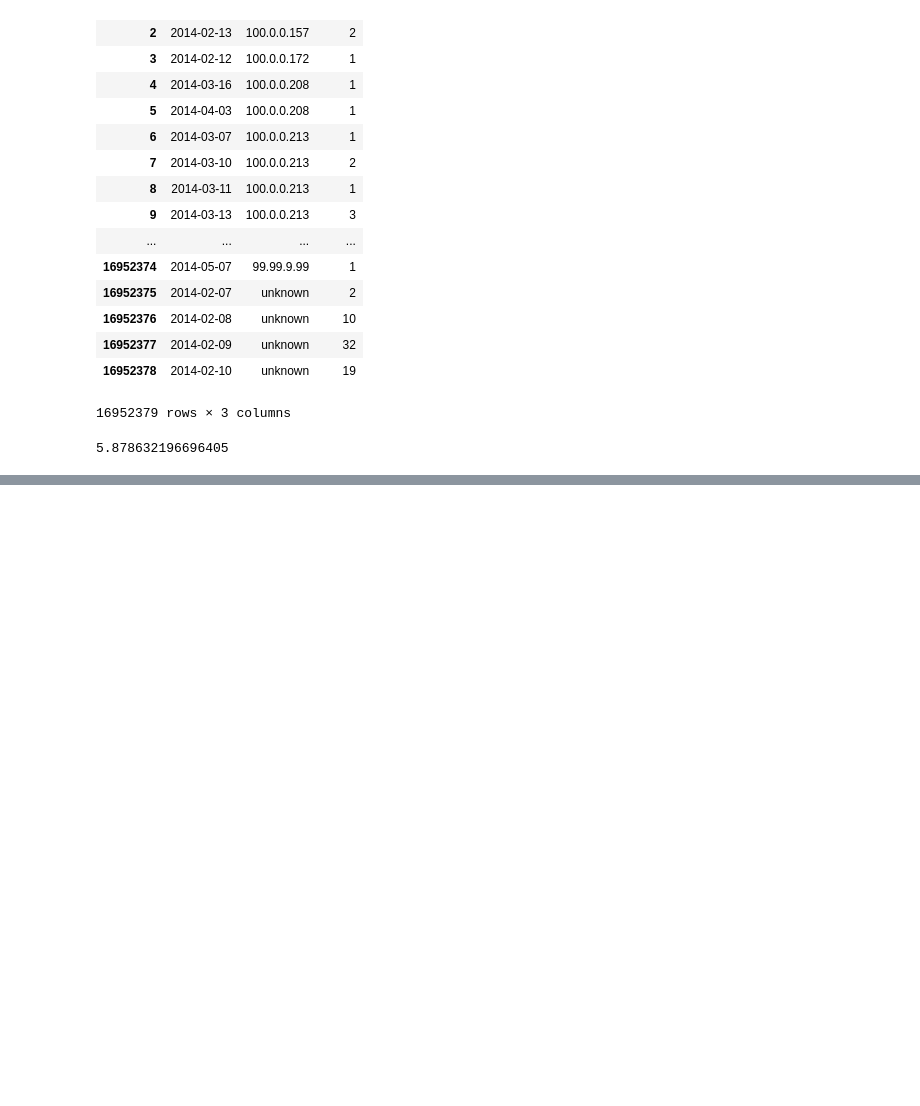
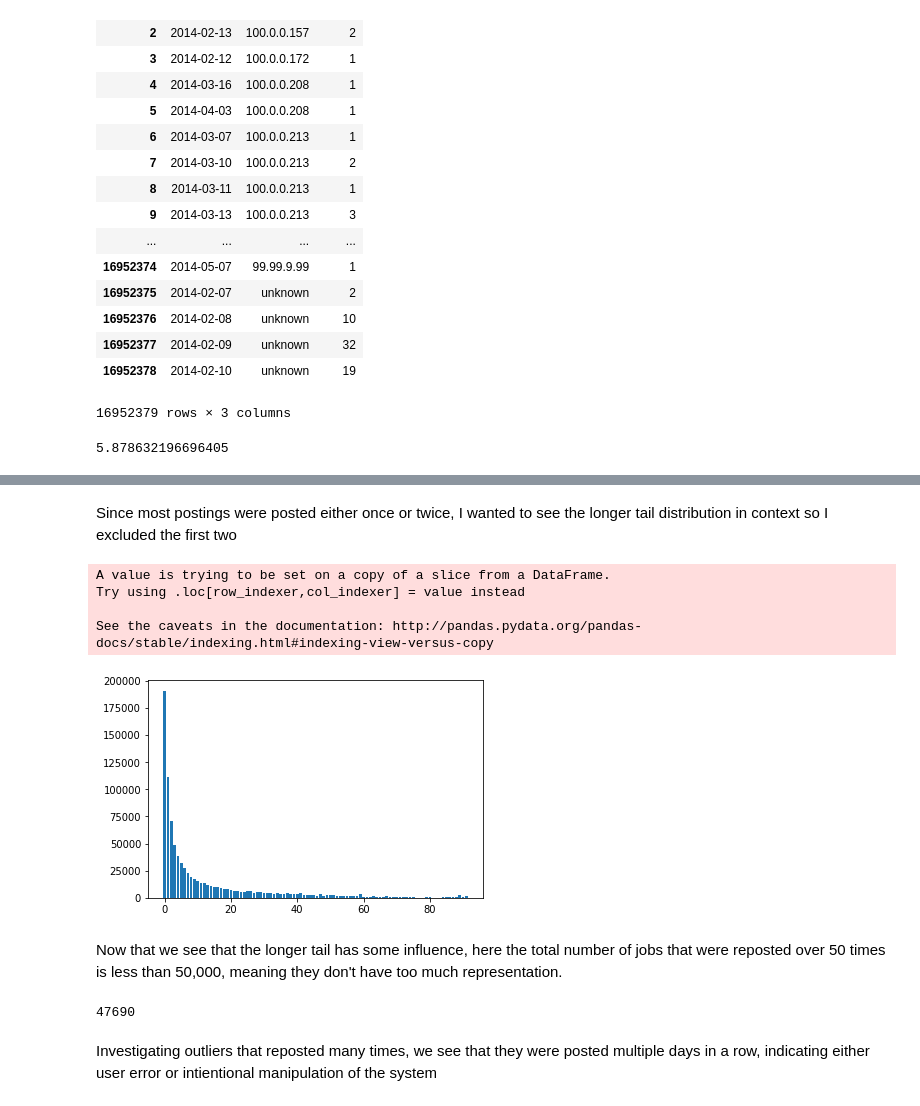
Before and after one commit to MSIA/vail, a Jupyter notebook: eda.ipynb, the cells around one changed output, grey strips where cells are left out. Cells and saved outputs as stored; diff of their text form; code cells hidden in the pictures; blank space fills up the shorter version.

```diff
--- a/eda.ipynb
+++ b/eda.ipynb
@@ -186,0 +189,7 @@ clicks_by_user_day["count"].mean()
+# %%
+uniquejobs = psql.read_sql("SELECT jvguid ,newdate, buid, jobtitle FROM jobposting;", connection)
+uniquejobscount = uniquejobs.groupby(['buid', 'jobtitle']).nunique().drop('jobtitle',axis=1).drop('buid',axis=1).reset_index()
+postedonce = uniquejobscount.loc[uniquejobscount['newdate']==1]
+postedoncesum = postedonce['newdate'].sum()
+postedtwice = uniquejobscount.loc[uniquejobscount['newdate']==2]
+postedtwicesum = postedtwice['newdate'].sum()
@@ -186,0 +198,3 @@ clicks_by_user_day["count"].mean()
+# %%
+uniquejobscount['sumpostings']=uniquejobscount['newdate']
+uniquejobscount.groupby(['newdate']).sum()
@@ -186,0 +221,24 @@ clicks_by_user_day["count"].mean()
+# %% [markdown]
+Since most postings were posted either once or twice, I wanted to see the longer tail distribution in context so I excluded the first two
+# %%
+morethantwo = uniquejobscount.loc[uniquejobscount['newdate']>2]
+morethantwo['sumdate'] = morethantwo['newdate']
+
+jobsperbin = morethantwo[['sumdate','newdate']].groupby(['newdate']).sum().reset_index()
+plt.bar(range(len(jobsperbin['sumdate'])),jobsperbin['sumdate'],align='center')
+plt.show()
+# %% [output]
+A value is trying to be set on a copy of a slice from a DataFrame.
+Try using .loc[row_indexer,col_indexer] = value instead
+
+See the caveats in the documentation: http://pandas.pydata.org/pandas-docs/stable/indexing.html#indexing-view-versus-copy
+[figure, added]
+# %% [markdown]
+Now that we see that the longer tail has some influence, here the total number of jobs that were reposted over 50 times is less than 50,000, meaning they don't have too much representation.
+# %%
+morethan50 = morethantwo.loc[morethantwo['newdate']>50]
+morethan50['newdate'].sum()
+# %% [output]
+47690
+# %% [markdown]
+Investigating outliers that reposted many times, we see that they were posted multiple days in a row, indicating either user error or intientional manipulation of the system
```
Also changed, not shown: parts of 15 cells of this notebook, 1 other file.
